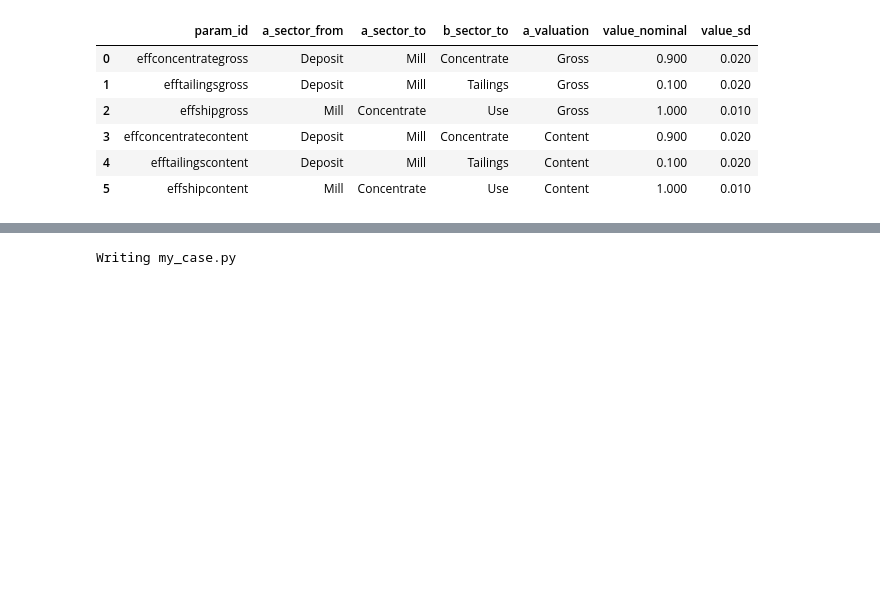
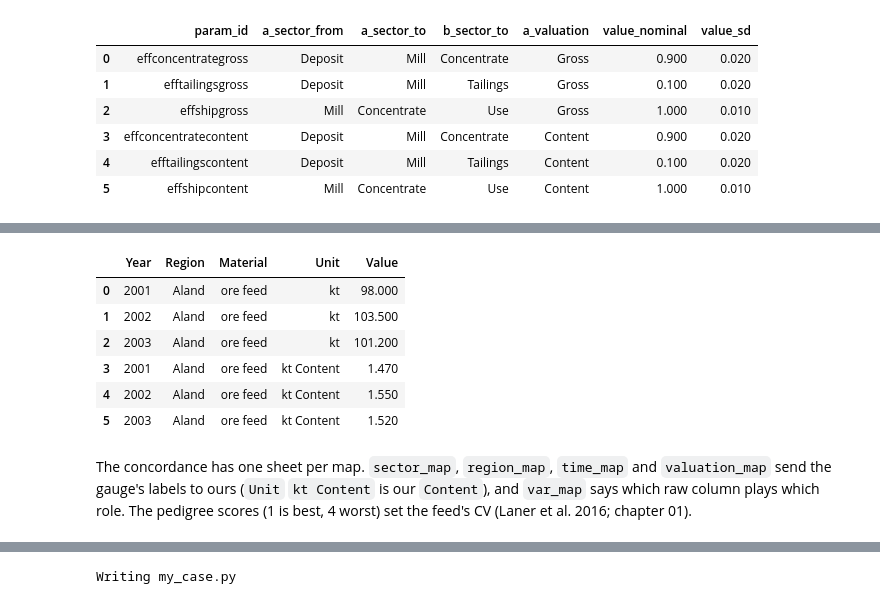
Before and after one commit to cocovttr/pySUTO, a Jupyter notebook: src/pysuto/tutorial/10_your_case.ipynb, the cells around one changed output, grey strips where cells are left out. Saved outputs shown, nothing was run; the diff lists cells and outputs as text; code cells hidden in the pictures; blank space fills up the shorter version.

```diff
--- a/src/pysuto/tutorial/10_your_case.ipynb
+++ b/src/pysuto/tutorial/10_your_case.ipynb
@@ -102,0 +111,18 @@ pd.read_csv(PARAMS, sep=";")[["param_id", "a_sector_from", "a_sector_to", "b_sec
+# %%
+FEED_DIR = DATA / "input" / "feed" / "gauge" / "current"
+FEED_DIR.mkdir(parents=True, exist_ok=True)
+RAW = pd.DataFrame({
+    "Year": ["2001", "2002", "2003"] * 2, "Region": "Aland", "Material": "ore feed",
+    "Unit": ["kt"] * 3 + ["kt Content"] * 3, "Value": [98.0, 103.5, 101.2, 1.47, 1.55, 1.52]})
+RAW.to_csv(FEED_DIR / "values.csv", index=False)
+RAW
+# %% [output]
+|  | Year | Region | Material | Unit | Value |
+| 0 | 2001 | Aland | ore feed | kt | 98.000 |
+| 1 | 2002 | Aland | ore feed | kt | 103.500 |
+| 2 | 2003 | Aland | ore feed | kt | 101.200 |
+| 3 | 2001 | Aland | ore feed | kt Content | 1.470 |
+| 4 | 2002 | Aland | ore feed | kt Content | 1.550 |
+| 5 | 2003 | Aland | ore feed | kt Content | 1.520 |
+# %% [markdown]
+The concordance has one sheet per map. `sector_map`, `region_map`, `time_map` and `valuation_map` send the gauge's labels to ours (`Unit` `kt Content` is our `Content`), and `var_map` says which raw column plays which role. The pedigree scores (1 is best, 4 worst) set the feed's CV (Laner et al. 2016; chapter 01).
```
Also changed, not shown: parts of 28 cells of this notebook, 19 other files.
